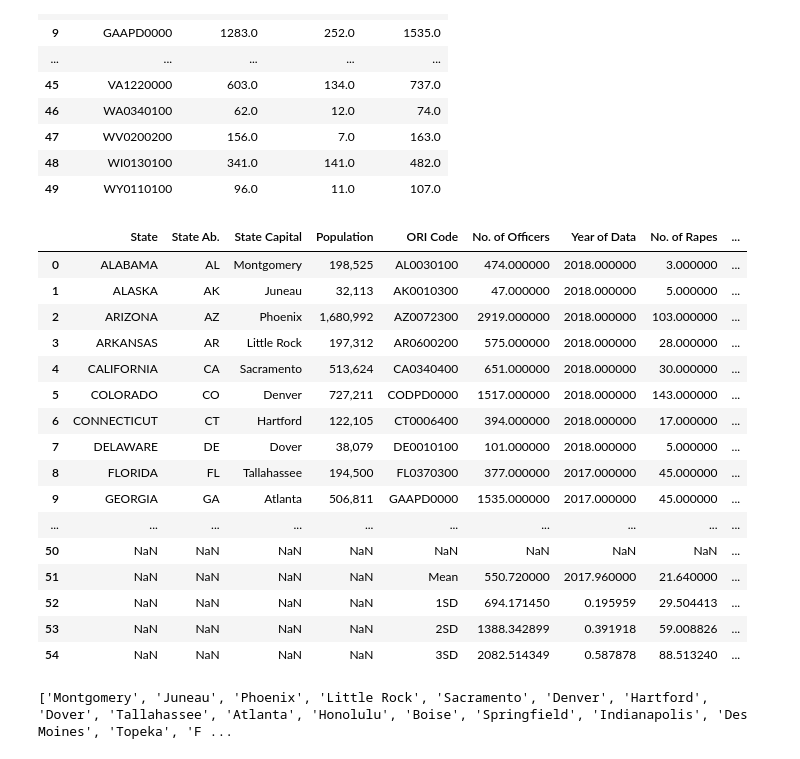
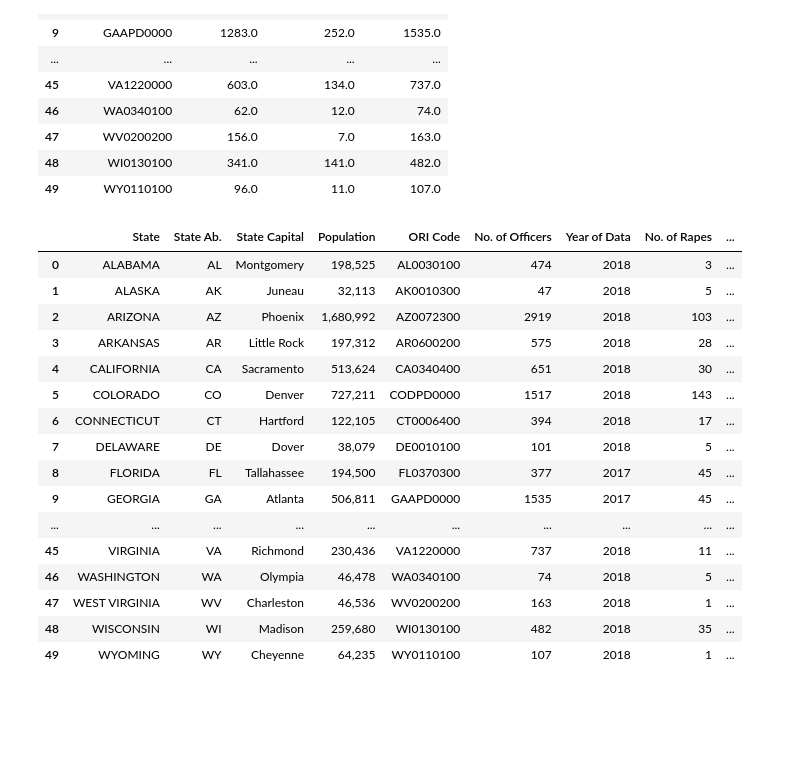
Before and after one commit to junark/project_one, a Jupyter notebook: Project_one.ipynb, the cells around one changed output. Drawn from its saved outputs; the diff is of its cells as text; code cells hidden in the pictures; blank space fills up the shorter version.

```diff
--- a/Project_one.ipynb
+++ b/Project_one.ipynb
@@ -299,34 +301,22 @@ officer_df.head(51)
 # %%
 file = "Final Data File v2.csv"
 file_df = pd.read_csv(file)
-file_df
+file_df.head(51)
 # %% [output]
 |  | State | State Ab. | State Capital | Population | ORI Code | No. of Officers | Year of Data | No. of Rapes | ... |
-| 0 | ALABAMA | AL | Montgomery | 198,525 | AL0030100 | 474.000000 | 2018.000000 | 3.000000 | ... |
-| 1 | ALASKA | AK | Juneau | 32,113 | AK0010300 | 47.000000 | 2018.000000 | 5.000000 | ... |
-| 2 | ARIZONA | AZ | Phoenix | 1,680,992 | AZ0072300 | 2919.000000 | 2018.000000 | 103.000000 | ... |
-| 3 | ARKANSAS | AR | Little Rock | 197,312 | AR0600200 | 575.000000 | 2018.000000 | 28.000000 | ... |
-| 4 | CALIFORNIA | CA | Sacramento | 513,624 | CA0340400 | 651.000000 | 2018.000000 | 30.000000 | ... |
-| 5 | COLORADO | CO | Denver | 727,211 | CODPD0000 | 1517.000000 | 2018.000000 | 143.000000 | ... |
-| 6 | CONNECTICUT | CT | Hartford | 122,105 | CT0006400 | 394.000000 | 2018.000000 | 17.000000 | ... |
-| 7 | DELAWARE | DE | Dover | 38,079 | DE0010100 | 101.000000 | 2018.000000 | 5.000000 | ... |
-| 8 | FLORIDA | FL | Tallahassee | 194,500 | FL0370300 | 377.000000 | 2017.000000 | 45.000000 | ... |
-| 9 | GEORGIA | GA | Atlanta | 506,811 | GAAPD0000 | 1535.000000 | 2017.000000 | 45.000000 | ... |
+| 0 | ALABAMA | AL | Montgomery | 198,525 | AL0030100 | 474 | 2018 | 3 | ... |
+| 1 | ALASKA | AK | Juneau | 32,113 | AK0010300 | 47 | 2018 | 5 | ... |
+| 2 | ARIZONA | AZ | Phoenix | 1,680,992 | AZ0072300 | 2919 | 2018 | 103 | ... |
+| 3 | ARKANSAS | AR | Little Rock | 197,312 | AR0600200 | 575 | 2018 | 28 | ... |
+| 4 | CALIFORNIA | CA | Sacramento | 513,624 | CA0340400 | 651 | 2018 | 30 | ... |
+| 5 | COLORADO | CO | Denver | 727,211 | CODPD0000 | 1517 | 2018 | 143 | ... |
+| 6 | CONNECTICUT | CT | Hartford | 122,105 | CT0006400 | 394 | 2018 | 17 | ... |
+| 7 | DELAWARE | DE | Dover | 38,079 | DE0010100 | 101 | 2018 | 5 | ... |
+| 8 | FLORIDA | FL | Tallahassee | 194,500 | FL0370300 | 377 | 2017 | 45 | ... |
+| 9 | GEORGIA | GA | Atlanta | 506,811 | GAAPD0000 | 1535 | 2017 | 45 | ... |
 | ... | ... | ... | ... | ... | ... | ... | ... | ... | ... |
-| 50 | NaN | NaN | NaN | NaN | NaN | NaN | NaN | NaN | ... |
-| 51 | NaN | NaN | NaN | NaN | Mean | 550.720000 | 2017.960000 | 21.640000 | ... |
-| 52 | NaN | NaN | NaN | NaN | 1SD | 694.171450 | 0.195959 | 29.504413 | ... |
-| 53 | NaN | NaN | NaN | NaN | 2SD | 1388.342899 | 0.391918 | 59.008826 | ... |
-| 54 | NaN | NaN | NaN | NaN | 3SD | 2082.514349 | 0.587878 | 88.513240 | ... |
+| 45 | VIRGINIA | VA | Richmond | 230,436 | VA1220000 | 737 | 2018 | 11 | ... |
+| 46 | WASHINGTON | WA | Olympia | 46,478 | WA0340100 | 74 | 2018 | 5 | ... |
+| 47 | WEST VIRGINIA | WV | Charleston | 46,536 | WV0200200 | 163 | 2018 | 1 | ... |
+| 48 | WISCONSIN | WI | Madison | 259,680 | WI0130100 | 482 | 2018 | 35 | ... |
+| 49 | WYOMING | WY | Cheyenne | 64,235 | WY0110100 | 107 | 2018 | 1 | ... |
-# %%
-city = file_df['State Capital'].tolist()
-latitude =[]
-longitude = []
-
-for city in range(len(ori_list)):
-    response2 = requests.get(target_url.json()
-    try:
-        latitude.append(response2["results"][0]["geometry"]["location"]["lat"])
-        longitude.append(response2["results"][0]["geometry"]["location"]["lng"]
-# %% [output]
-['Montgomery', 'Juneau', 'Phoenix', 'Little Rock', 'Sacramento', 'Denver', 'Hartford', 'Dover', 'Tallahassee', 'Atlanta', 'Honolulu', 'Boise', 'Springfield', 'Indianapolis', 'Des Moines', 'Topeka', 'F ...
```
Also changed, not shown: parts of 10 cells of this notebook, 1 other file.
